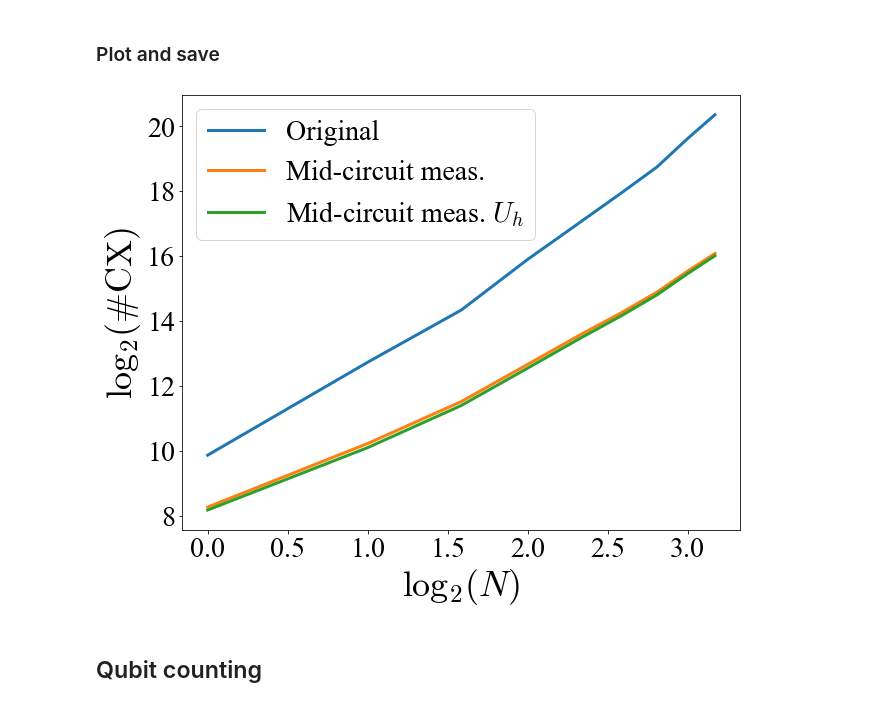
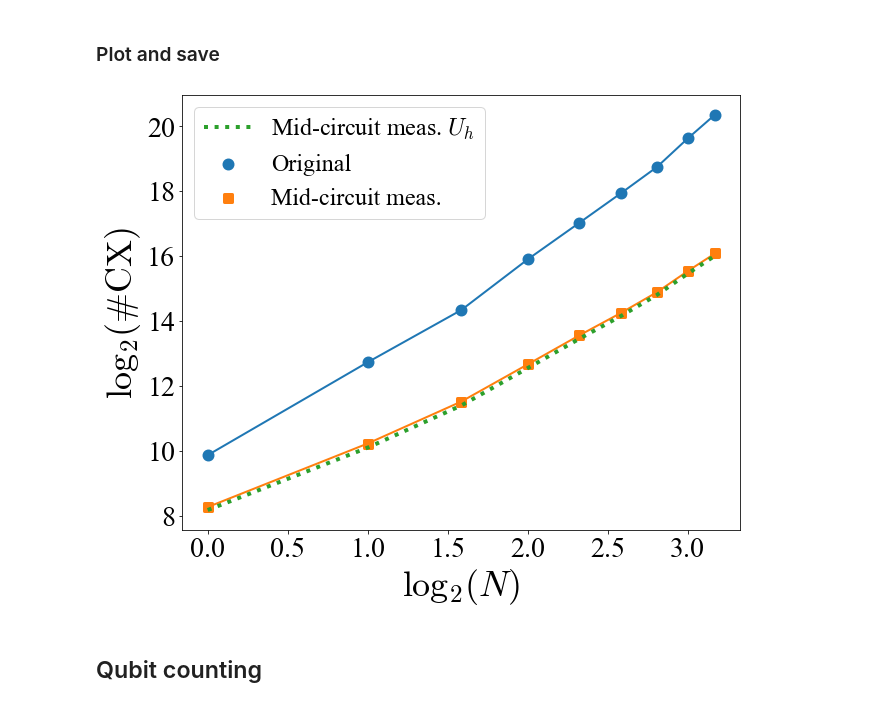
Before and after one commit to LBNL-HEP-QIS/QuantumPartonShower, a Jupyter notebook: QPS_Paper_Plots.ipynb, the cells around one changed output. Saved outputs shown, nothing was run; the diff lists cells and outputs as text; code cells hidden in the pictures.

```diff
--- a/QPS_Paper_Plots.ipynb
+++ b/QPS_Paper_Plots.ipynb
@@ -101,7 +101,7 @@ Nmax= 12
 
 cx_naive= np.zeros(Nmax-1)
 for n in range(1, Nmax):
-    qps1= qps.QuantumPartonShower(n, 1)
+    qps1= qpso.QuantumPartonShower(n, 1)
     qc, qubits= qps1.createCircuit(eps, g_1, g_2, 1, iP)
 
     print('Qubits: ' + str(qc.num_qubits))
@@ -119,4 +119,4 @@ for n in range(1, Nmax):
 
 save= False
 if save:
-    np.save('cx_naive', cx_naive)
+    np.save('./data/cx_naive', cx_naive)
@@ -126,40 +148,43 @@ if save:
 # Total log gates counts:
 
 N= 17 # Compute 1..N steps, < Nmax from previous cell
 n= 9 # Plot 1..n steps
 
 Narray= np.arange(1, N)
 uCount= np.zeros(N-1)
 Ue= np.zeros(N-1)
 Uh= np.zeros(N-1)
 Up= np.zeros(N-1)
 
 for j in range(1, N):
     uCount[j-1], Ue[j-1], Uh[j-1], Up[j-1]= gate_counter(1, j)
 
 total= uCount + Ue + Uh + Up
 
 plt.figure(figsize=(10, 8))
 plt.rcParams['mathtext.fontset'] = 'cm'
 
 # Either load the original counts from cx_naive.npy, or compute them in the previous cell
 load= True
 if load:
-    cx_naive= np.load('cx_naive.npy')
+    cx_naive= np.load('./data/cx_naive.npy')
 
-plt.plot(np.log2(Narray[:n]), np.log2(cx_naive[:n]), linewidth= 3, label='Original')
-plt.plot(np.log2(Narray[:n]), np.log2(total[:n]), linewidth= 3, label='Mid-circuit meas.')
-plt.plot(np.log2(Narray[:n]), np.log2(Uh[:n]), linewidth= 3, label=r'Mid-circuit meas. $U_h$')
+plt.plot(np.log2(Narray[:n]), np.log2(cx_naive[:n]), linewidth= 2)
+plt.plot(np.log2(Narray[:n]), np.log2(total[:n]), linewidth= 2)
+plt.plot(np.log2(Narray[:n]), np.log2(Uh[:n]), linewidth= 4, linestyle= ':', label=r'Mid-circuit meas. $U_h$')
+plt.scatter(np.log2(Narray[:n]), np.log2(cx_naive[:n]), linewidth= 3, marker='o', s=80, label='Original')
+plt.scatter(np.log2(Narray[:n]), np.log2(total[:n]), linewidth= 3, marker='s', s=80, label='Mid-circuit meas.')
+#plt.scatter(np.log2(Narray[:n]), np.log2(Uh[:n]), linewidth= 3, linestyle= ':', label=r'Mid-circuit meas. $U_h$')
 plt.xlabel(r'$\log_2(N)$', fontname= 'times new roman', fontsize= 36)
 plt.ylabel(r'$\log_2(\#\mathrm{CX})$', fontname= 'times new roman', fontsize= 36)
 plt.xticks(size= 28, fontname= 'times new roman')
 plt.yticks(size= 28, fontname= 'times new roman')
-plt.legend(prop=matplotlib.font_manager.FontProperties(family='times new roman', size= 28))
+plt.legend(prop=matplotlib.font_manager.FontProperties(family='times new roman', size= 24))
 
-#plt.savefig('gate_count_prototype.pdf')
+#plt.savefig('./plots/fig5_gate_count.pdf')
 plt.show()
 # %% [output]
-[figure, old version]
+[figure, new version]
 # %% [markdown]
 ## Qubit counting
 # %% [markdown]
```
Also changed, not shown: parts of 13 cells of this notebook, 52 other files.
